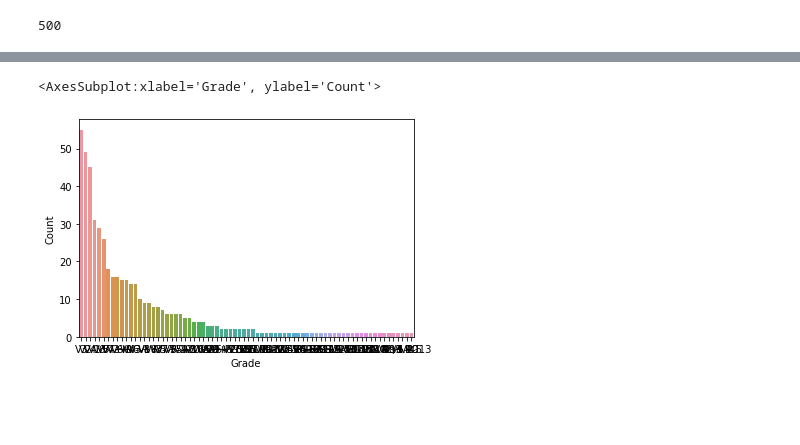
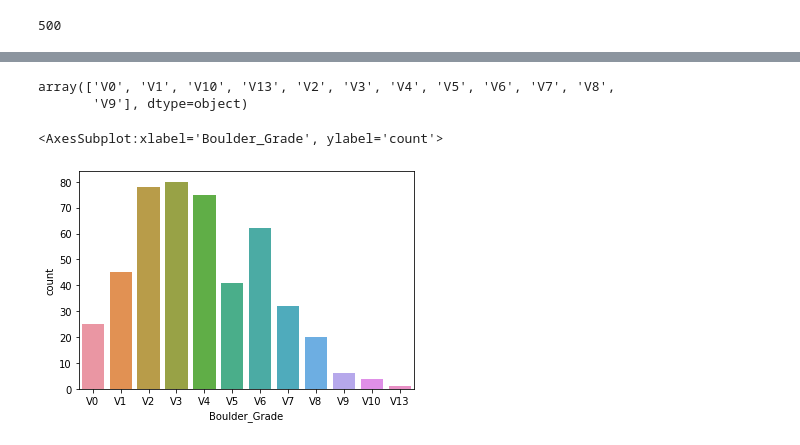
Before and after one commit to cpud/climb-plotly, a Jupyter notebook: climb_analysis.ipynb, the cells around one changed output, grey strips where cells are left out. Saved outputs shown, nothing was run; the diff lists cells and outputs as text; code cells hidden in the pictures; blank space fills up the shorter version.

```diff
--- a/climb_analysis.ipynb
+++ b/climb_analysis.ipynb
@@ -190,8 +201,16 @@ array(['V3', 'V2', 'V4', 'V1', 'V6', 'V5', 'V7', 'V4+', 'V2+', 'V6+',
-# %%
-x = +
-re.sub(r'V5+,)
-# %%
-sns.barplot(x = 'Grade', y = 'Count', data = lynn_table)
-# %% [output]
-<AxesSubplot:xlabel='Grade', ylabel='Count'>
-[figure, removed]
+# %%
+lynn_woods_df['Boulder_Grade'].unique()
+# %% [output]
+array(['V0', 'V1', 'V10', 'V13', 'V2', 'V3', 'V4', 'V5', 'V6', 'V7', 'V8',
+       'V9'], dtype=object)
+# %%
+lynn_woods_df['Boulder_Grade'] = lynn_woods_df['Boulder_Grade'].apply(lambda x: int(x[1:]))
+# %%
+lynn_woods_df.sort_values(by = 'Boulder_Grade', inplace = True)
+# %%
+lynn_woods_df['Boulder_Grade'] = lynn_woods_df['Boulder_Grade'].apply(lambda x: 'V' + str(x))
+# %%
+sns.countplot(x = 'Boulder_Grade', data = lynn_woods_df)
+# %% [output]
+<AxesSubplot:xlabel='Boulder_Grade', ylabel='count'>
+[figure, added]
```
Also changed, not shown: parts of 37 cells of this notebook.
